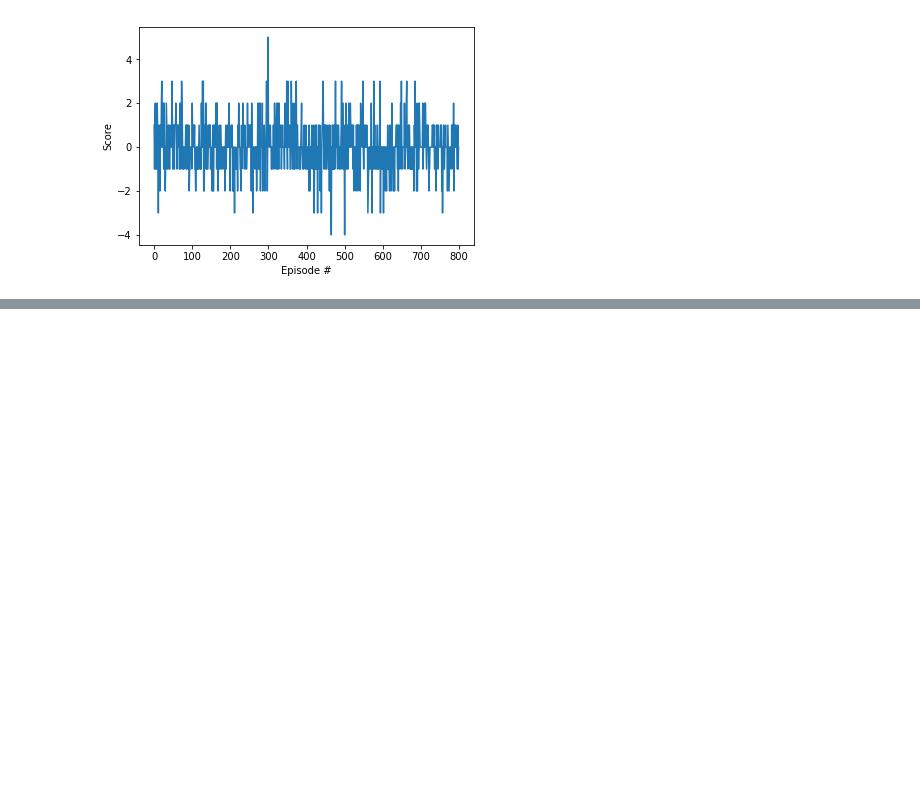
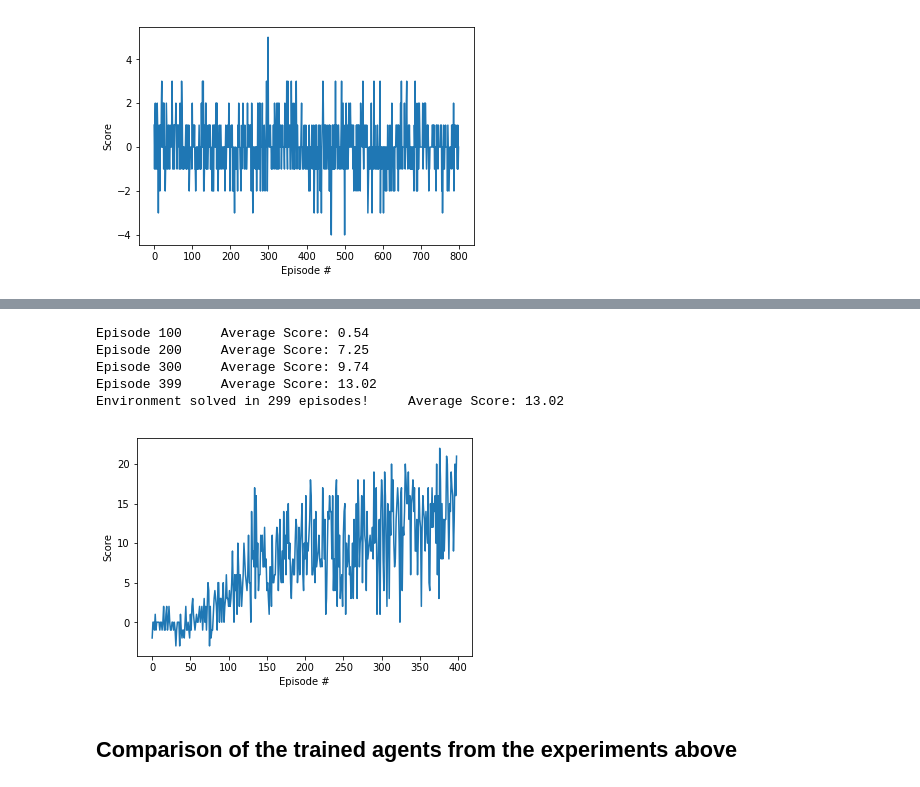
Before and after one commit to bkocis/DRLND_Pr_1_Navigation, a Jupyter notebook: Navigation.ipynb, the cells around one changed output, grey strips where cells are left out. Cells and saved outputs as stored; diff of their text form; code cells hidden in the pictures; blank space fills up the shorter version.

```diff
--- a/Navigation.ipynb
+++ b/Navigation.ipynb
@@ -317 +335,16 @@ e4-dueling+ddqn.pth
+# %%
+# BUFFER_SIZE = 1e8
+
+agent = Agent(state_size, action_size, seed=0, dueling=True, ddqn=True, buffer_size=int(1e8) )
+
+scores = dqn('e8-dqn_Replay_Buffer-1e5.pth', eps_decay=0.98); plot_scores(scores)
+# %% [output]
+Episode 100     Average Score: 0.54
+Episode 200     Average Score: 7.25
+Episode 300     Average Score: 9.74
+Episode 399     Average Score: 13.02
+Environment solved in 299 episodes!     Average Score: 13.02
+[figure, added]
+# %% [markdown]
+## Comparison of the trained agents from the experiments above
 # %%
```
Also changed, not shown: parts of 20 cells of this notebook, 2 other files.
